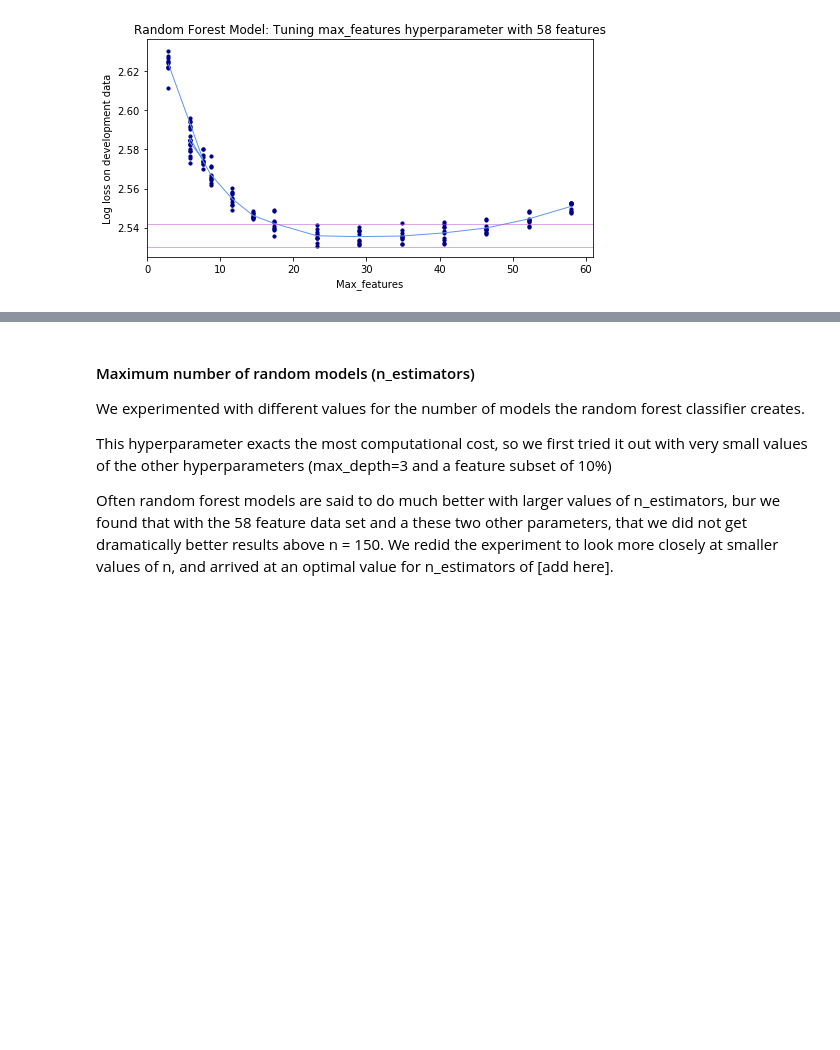
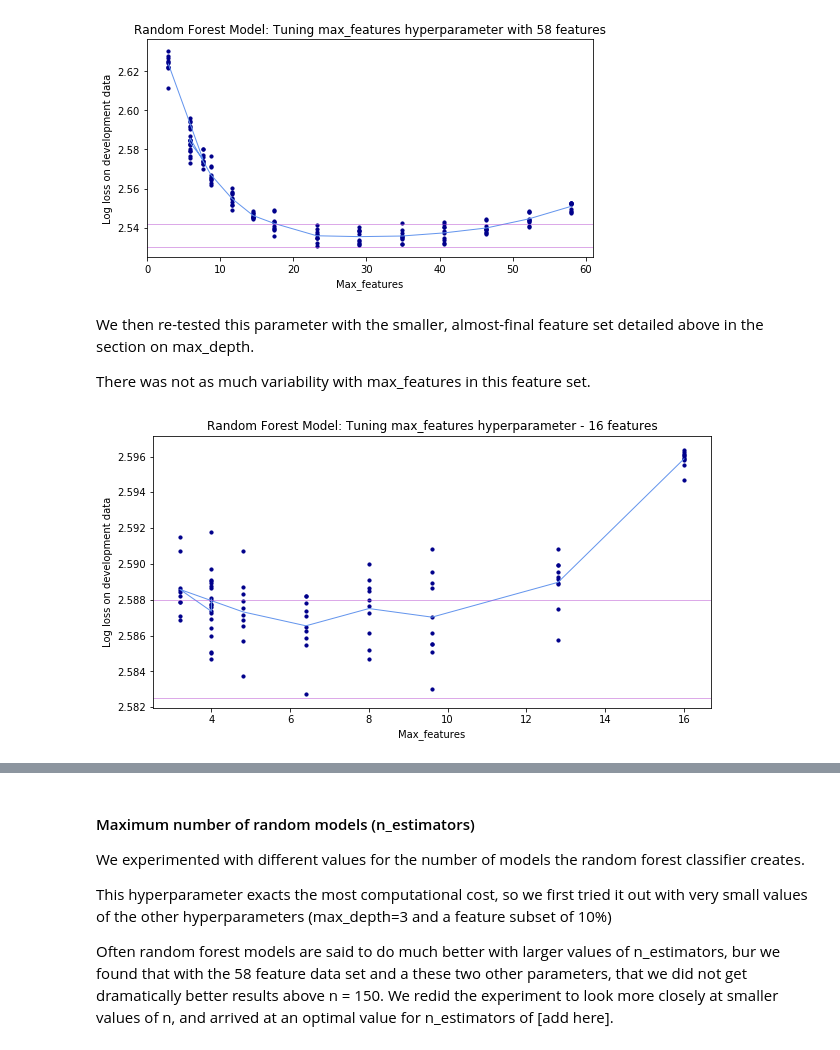
Before and after one commit to daxaurora/W207_CrimeClassification, a Jupyter notebook: W207 Final Project - Tree and Forest Models.ipynb, the cells around one changed output, grey strips where cells are left out. Cells and saved outputs as stored; diff of their text form; code cells hidden in the pictures; blank space fills up the shorter version.

```diff
--- a/W207 Final Project - Tree and Forest Models.ipynb
+++ b/W207 Final Project - Tree and Forest Models.ipynb
@@ -262,3 +364,7 @@ plt.show()
 # plt.savefig("Images/Max_Features.png")
 # %% [output]
 [figure]
+# %% [markdown]
+We then re-tested this parameter with the smaller, almost-final feature set detailed above in the section on max_depth.
+
+There was not as much variability with max_features in this feature set.
@@ -264,0 +400,21 @@ plt.show()
+# %%
+# Set up data for the plot
+avg_score_per_num_features = np.mean(all_scores_dev_features, axis=0)
+
+# Plot max_features results
+plt.figure(figsize=(10,5))
+plt.xlabel("Max_features")
+plt.ylabel("Log loss on development data")
+plt.title("Random Forest Model: Tuning max_features hyperparameter - 16 features")
+plt.plot(num_features_for_plotting, avg_score_per_num_features, c="cornflowerblue", linewidth=1.0)
+plt.scatter(all_num_features, all_scores_dev_features, c = "darkblue", s=10)
+# Cutoffs for this plot
+plt.axhline(y=2.5825, linewidth=0.5, color = 'mediumorchid')
+plt.axhline(y=2.5880, linewidth=0.5, color = 'mediumorchid')
+# Cutoffs from previous plot
+# plt.axhline(y=2.530, linewidth=0.5, color = 'mediumorchid')
+# plt.axhline(y=2.542, linewidth=0.5, color = 'mediumorchid')
+plt.show()
+# plt.savefig("Images/Max_Features_16_features.png")
+# %% [output]
+[figure, added]
```
Also changed, not shown: parts of 44 cells of this notebook.
